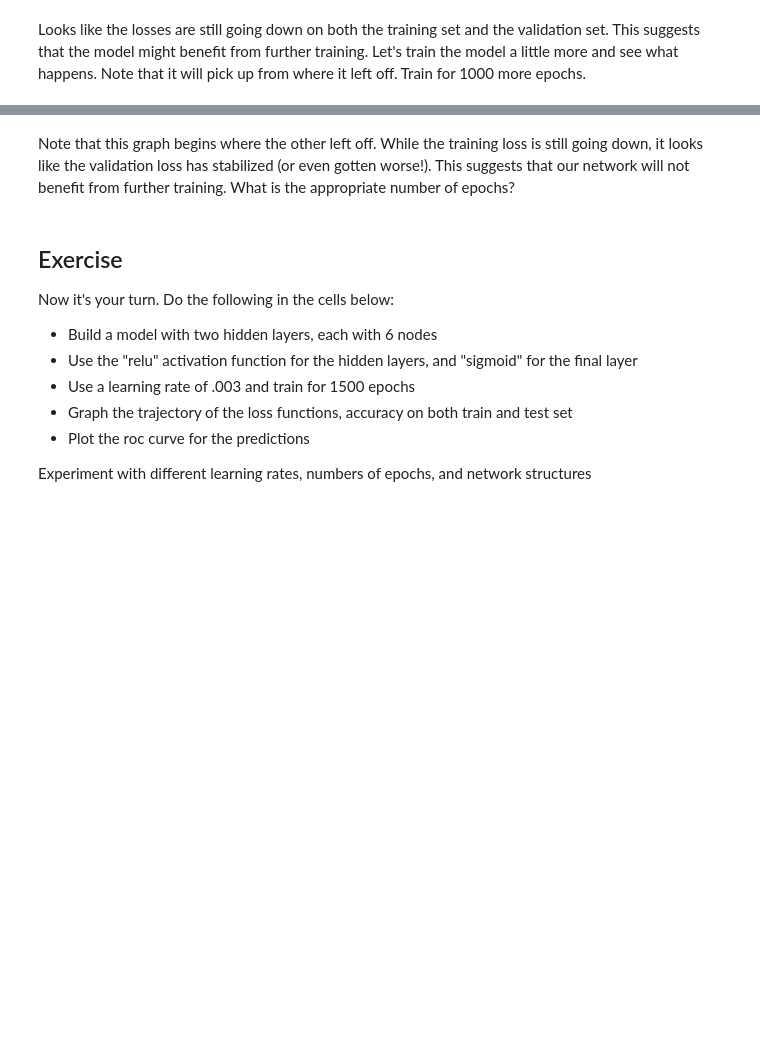
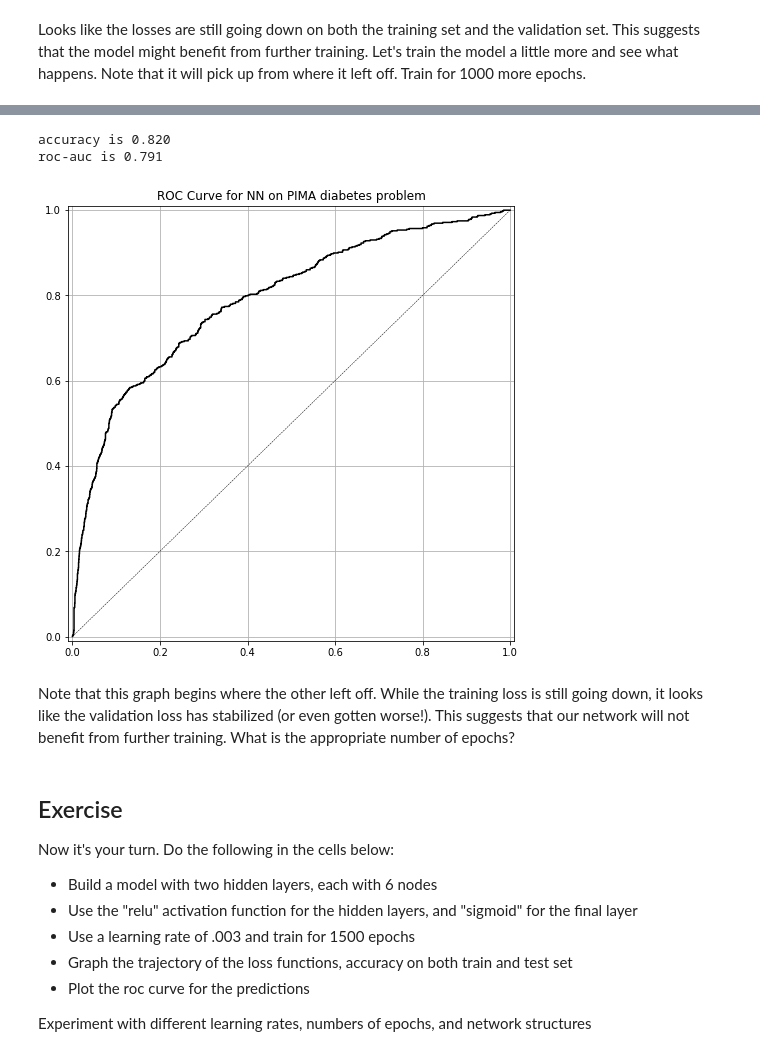
Before and after one commit to DanyEle/dm-group-1, a Jupyter notebook: Code/Daniele/Deep_Learning_Credit_Cards.ipynb, the cells around one changed output, grey strips where cells are left out. Cells and saved outputs as stored; diff of their text form; code cells hidden in the pictures; blank space fills up the shorter version.

```diff
--- a/Code/Daniele/Deep_Learning_Credit_Cards.ipynb
+++ b/Code/Daniele/Deep_Learning_Credit_Cards.ipynb
@@ -149,10 +163,6 @@ credit_cards_train.sample(5)
 # %%
 #Input: X is the dataframe without the credit_default label
 
-X = credit_cards_train.iloc[:, :-1].values
+X = credit_cards_deep_learning_train.values
 #the output consists of the state with diabetes
-y = credit_cards_default_num["credit_default"].values
-
-print(X)
-
-print(y)
+y = labels_train
@@ -393,0 +382,6 @@ ax.legend()
+# %%
+model_compute_test_validation_accuracy(model_1)
+# %% [output]
+accuracy is 0.820
+roc-auc is 0.791
+[figure, added]
```
Also changed, not shown: parts of 34 cells of this notebook.
